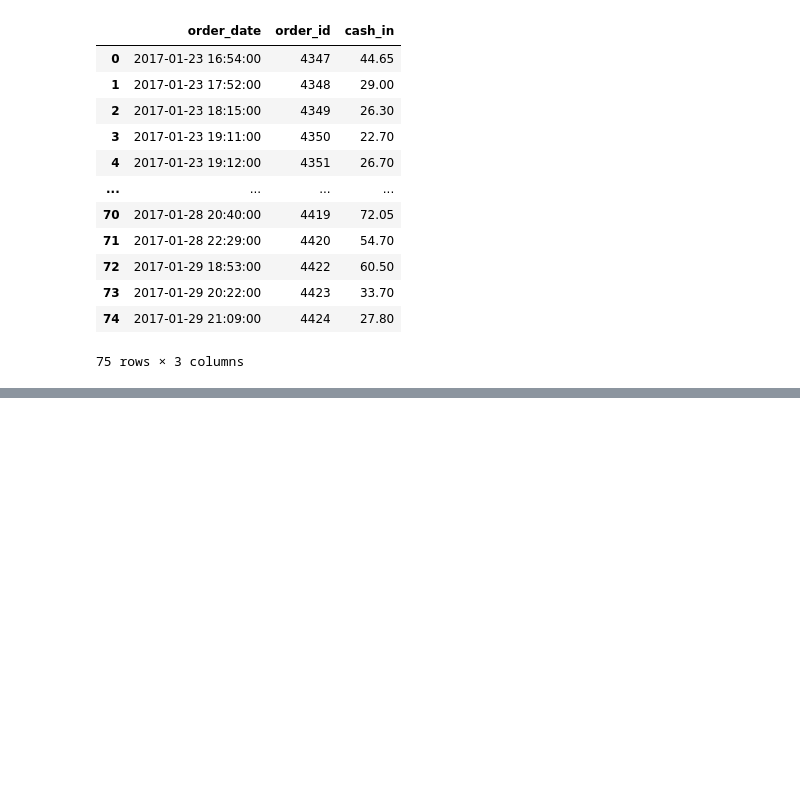
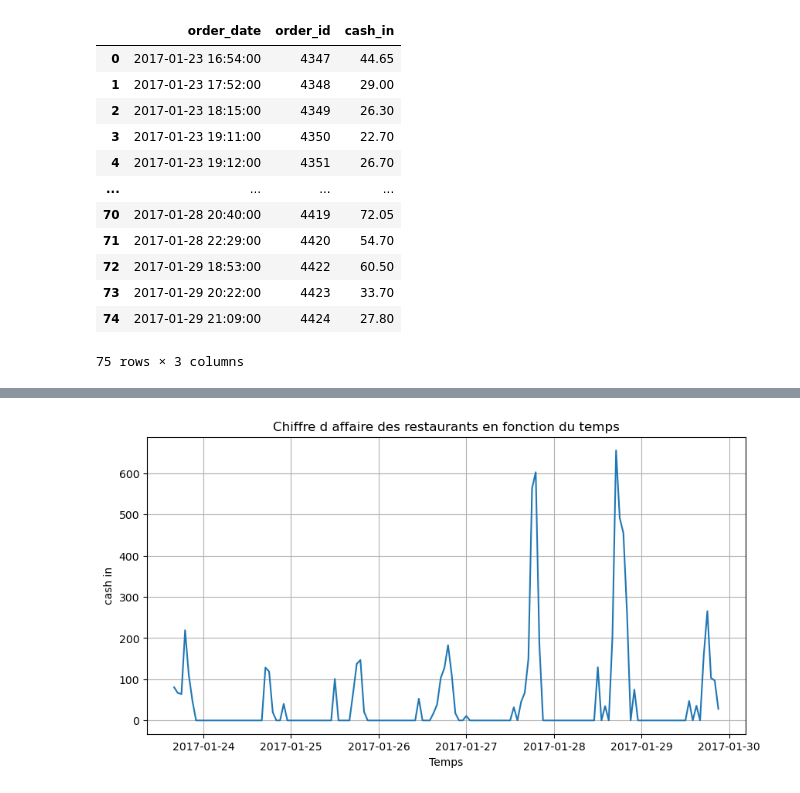
Before and after one commit to Emmacarlier/TP_MLOps, a Jupyter notebook: notebook/TP1 MLOps.ipynb, the cells around one changed output, grey strips where cells are left out. Saved outputs shown, nothing was run; the diff lists cells and outputs as text; code cells hidden in the pictures; blank space fills up the shorter version.

Commit message:
Ajout de fonctions

```diff
--- a/notebook/TP1 MLOps.ipynb
+++ b/notebook/TP1 MLOps.ipynb
@@ -84,0 +103,4 @@ clean(df)
+# %%
+df1 = extract(data_dir = "/Users/147843/TP_MLOps", prefix = "restaurant_1", start_week = 108, end_week = 110)
+df1 = clean(df1)
+df1
@@ -84,0 +123,4 @@ clean(df)
+# %%
+df2 = extract(data_dir = "/Users/147843/TP_MLOps", prefix = "restaurant_2", start_week = 108, end_week = 110)
+df2 = clean(df2)
+df2
@@ -84,0 +141,13 @@ clean(df)
+# %%
+df = merge(df1, df2)
+# %%
+df = resample(df)
+# %%
+fig, ax = plt.subplots(1,1, figsize=(10,5))
+ax.plot(df['order_date'], df['cash_in'])
+ax.set_title('Chiffre d affaire des restaurants en fonction du temps')
+ax.set_xlabel('Temps')
+ax.set_ylabel('cash in')
+plt.grid(True)
+# %% [output]
+[figure, added]
```
Also changed, not shown: parts of 9 cells of this notebook.
